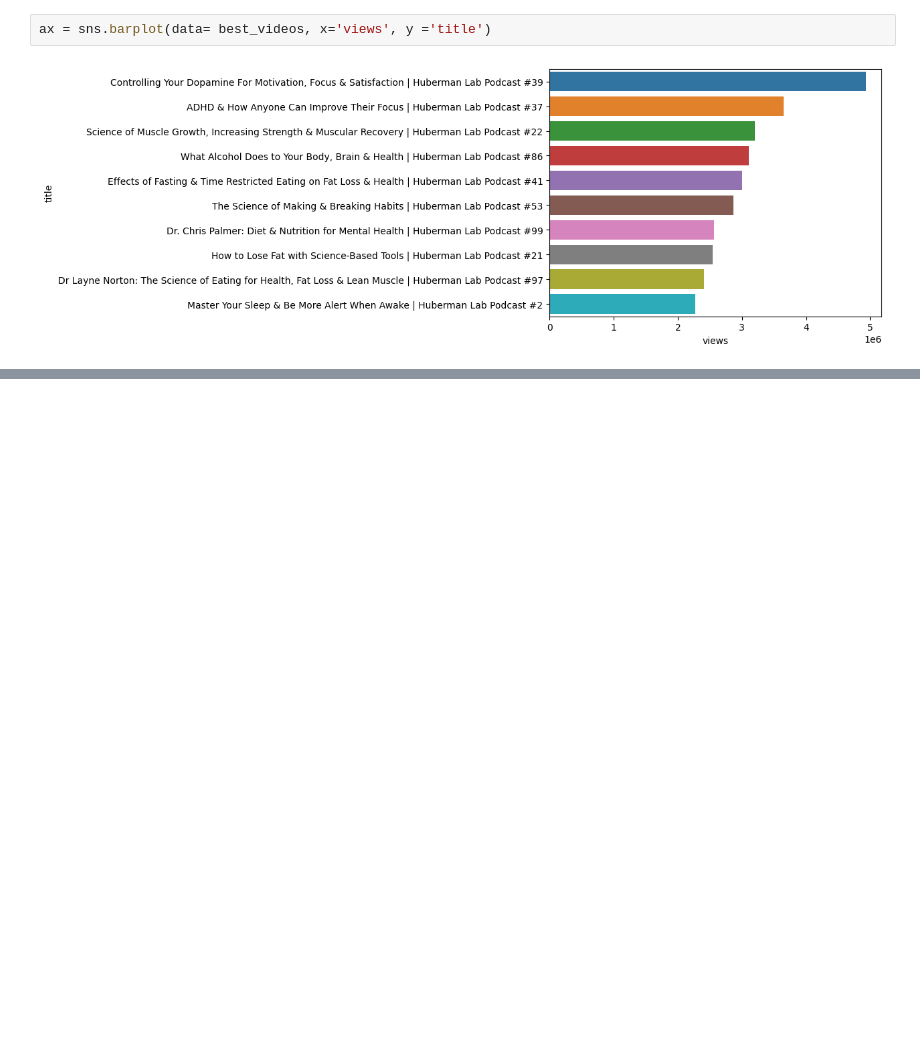
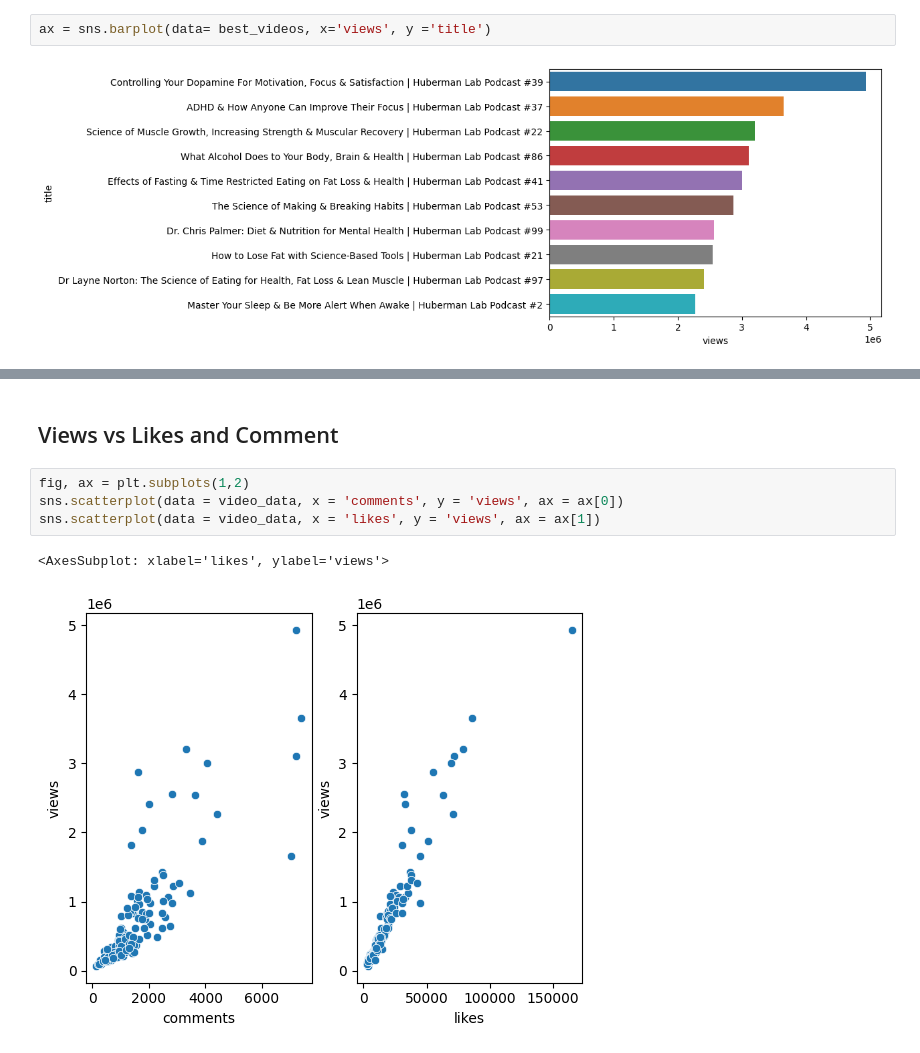
Before and after one commit to nurulismailiah/youtube-api-python, a Jupyter notebook: Youtube-API.ipynb, the cells around one changed output, grey strips where cells are left out. Drawn from its saved outputs; the diff is of its cells as text; blank space fills up the shorter version.

```diff
--- a/Youtube-API.ipynb
+++ b/Youtube-API.ipynb
@@ -249,0 +283,9 @@ video_data.to_csv("Andrew H Youtube.csv", index=False)
+# %% [markdown]
+## Views vs Likes and Comment
+# %%
+fig, ax = plt.subplots(1,2)
+sns.scatterplot(data = video_data, x = 'comments', y = 'views', ax = ax[0])
+sns.scatterplot(data = video_data, x = 'likes', y = 'views', ax = ax[1])
+# %% [output]
+<AxesSubplot: xlabel='likes', ylabel='views'>
+[figure, added]
```
Also changed, not shown: parts of 13 cells of this notebook.
